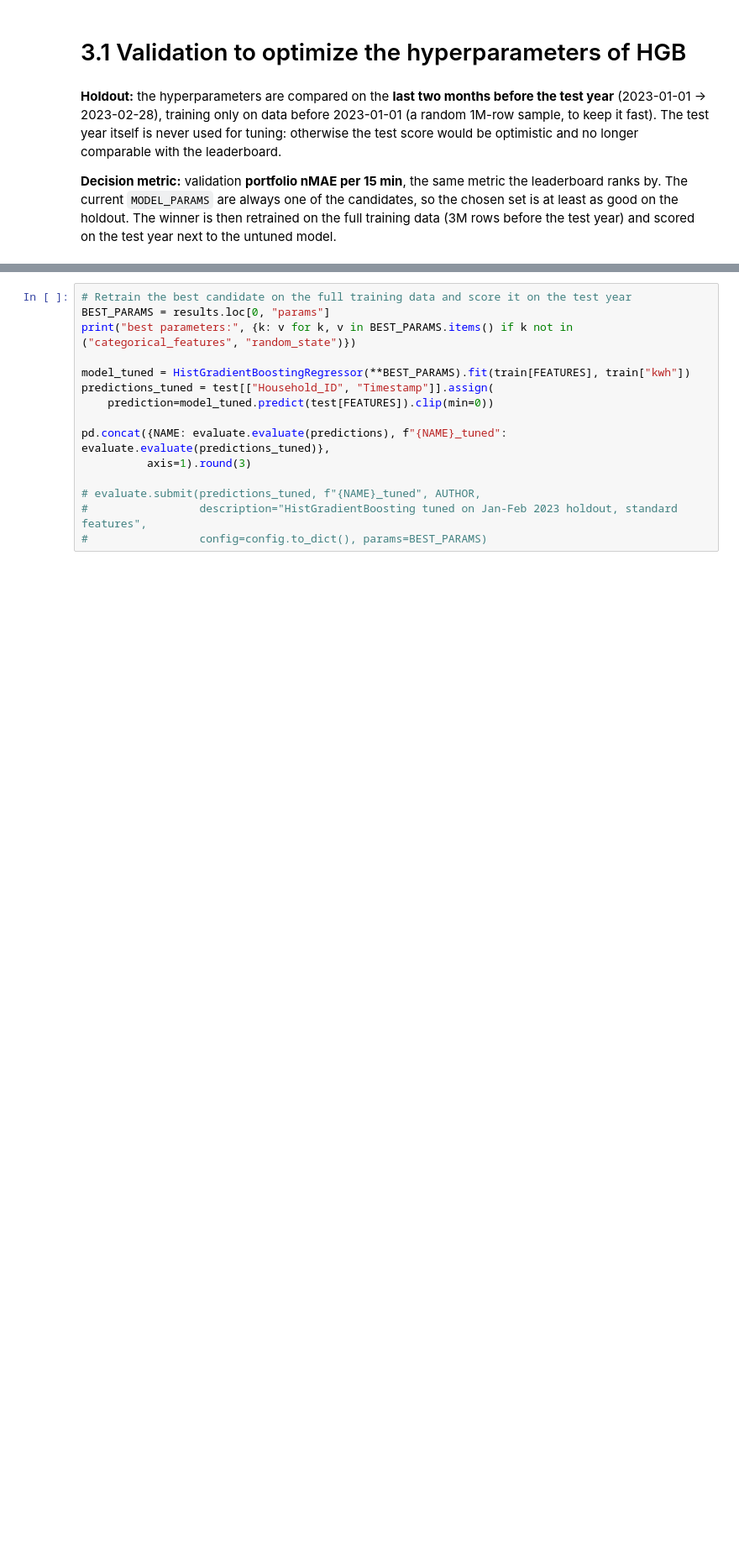
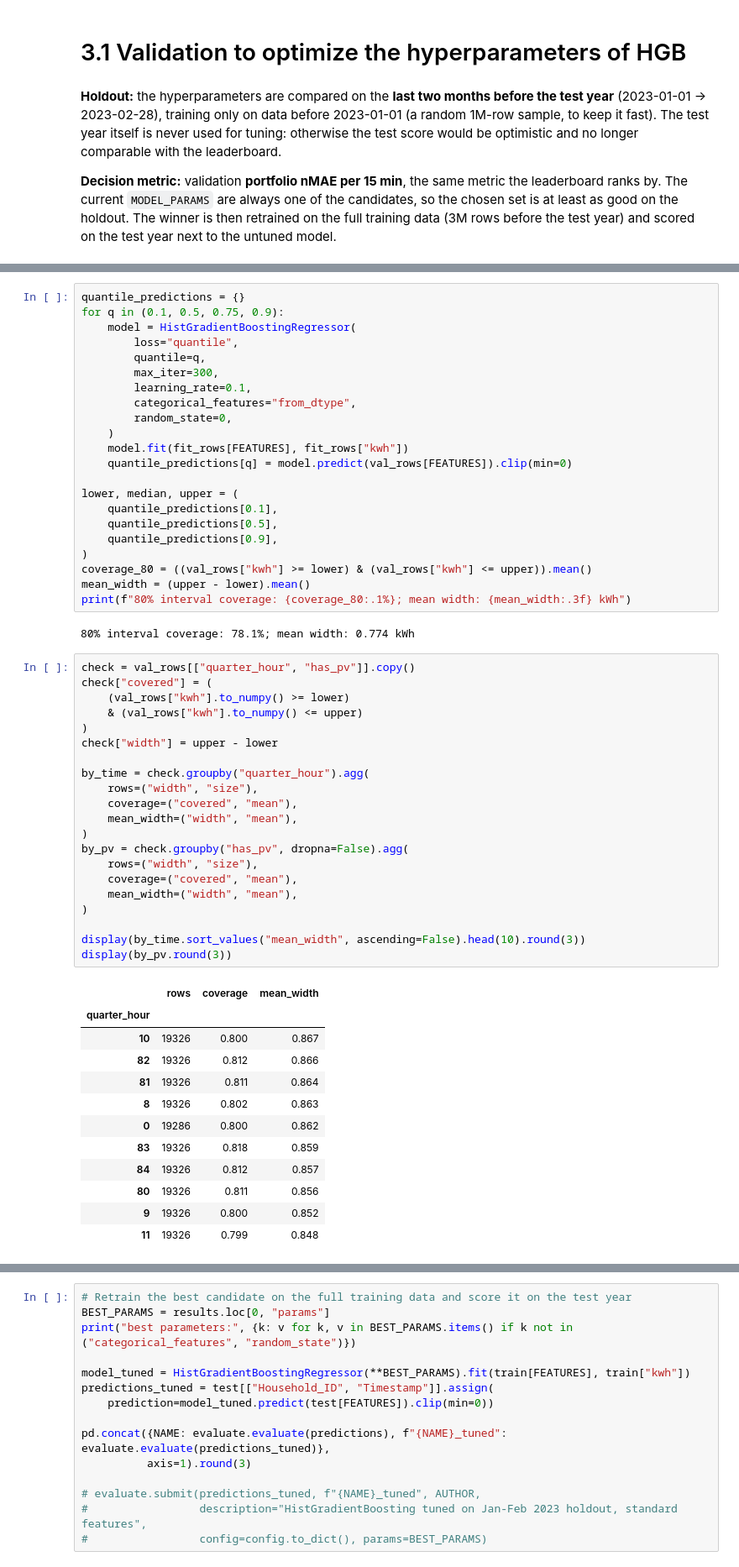
Before and after one commit to PeterrHH/rwth_hackathon_TEAM1, a Jupyter notebook: task0_baseline.ipynb, the cells around one changed output, grey strips where cells are left out. Shown at 84% size. Saved outputs shown, nothing was run; the diff lists cells and outputs as text; blank space fills up the shorter version.

```diff
--- a/task0_baseline.ipynb
+++ b/task0_baseline.ipynb
@@ -101,0 +130,58 @@ pd.concat([results.drop(columns="params"), params_table], axis=1).round(3)
+# %%
+quantile_predictions = {}
+for q in (0.1, 0.5, 0.75, 0.9):
+    model = HistGradientBoostingRegressor(
+        loss="quantile",
+        quantile=q,
+        max_iter=300,
+        learning_rate=0.1,
+        categorical_features="from_dtype",
+        random_state=0,
+    )
+    model.fit(fit_rows[FEATURES], fit_rows["kwh"])
+    quantile_predictions[q] = model.predict(val_rows[FEATURES]).clip(min=0)
+
+lower, median, upper = (
+    quantile_predictions[0.1],
+    quantile_predictions[0.5],
+    quantile_predictions[0.9],
+)
+coverage_80 = ((val_rows["kwh"] >= lower) & (val_rows["kwh"] <= upper)).mean()
+mean_width = (upper - lower).mean()
+print(f"80% interval coverage: {coverage_80:.1%}; mean width: {mean_width:.3f} kWh")
+# %% [output]
+80% interval coverage: 78.1%; mean width: 0.774 kWh
+# %%
+check = val_rows[["quarter_hour", "has_pv"]].copy()
+check["covered"] = (
+    (val_rows["kwh"].to_numpy() >= lower)
+    & (val_rows["kwh"].to_numpy() <= upper)
+)
+check["width"] = upper - lower
+
+by_time = check.groupby("quarter_hour").agg(
+    rows=("width", "size"),
+    coverage=("covered", "mean"),
+    mean_width=("width", "mean"),
+)
+by_pv = check.groupby("has_pv", dropna=False).agg(
+    rows=("width", "size"),
+    coverage=("covered", "mean"),
+    mean_width=("width", "mean"),
+)
+
+display(by_time.sort_values("mean_width", ascending=False).head(10).round(3))
+display(by_pv.round(3))
+# %% [output]
+|  | rows | coverage | mean_width |
+| quarter_hour |  |  |  |
+| 10 | 19326 | 0.800 | 0.867 |
+| 82 | 19326 | 0.812 | 0.866 |
+| 81 | 19326 | 0.811 | 0.864 |
+| 8 | 19326 | 0.802 | 0.863 |
+| 0 | 19286 | 0.800 | 0.862 |
+| 83 | 19326 | 0.818 | 0.859 |
+| 84 | 19326 | 0.812 | 0.857 |
+| 80 | 19326 | 0.811 | 0.856 |
+| 9 | 19326 | 0.800 | 0.852 |
+| 11 | 19326 | 0.799 | 0.848 |
```
Also changed, not shown: parts of 8 cells of this notebook.
